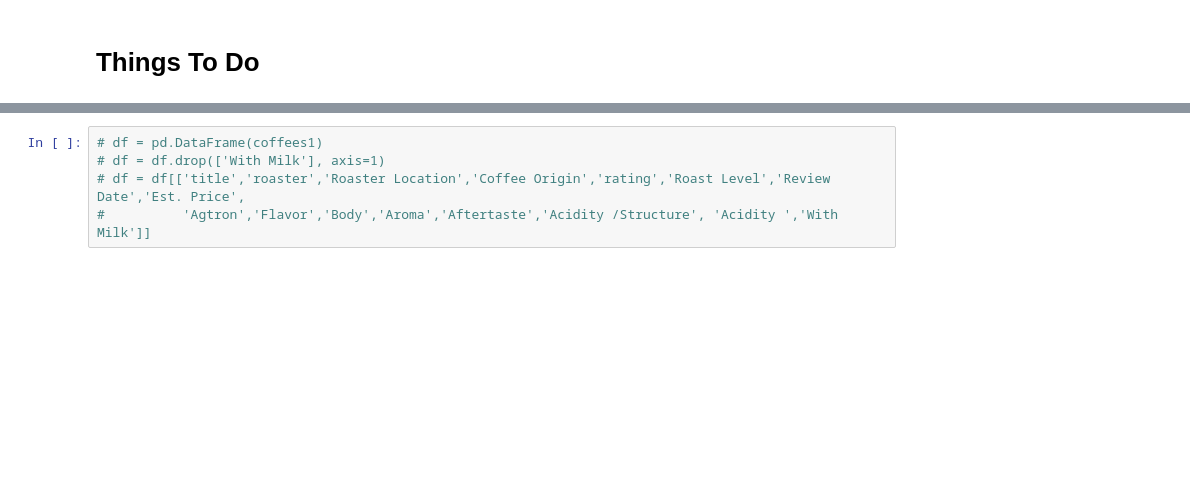
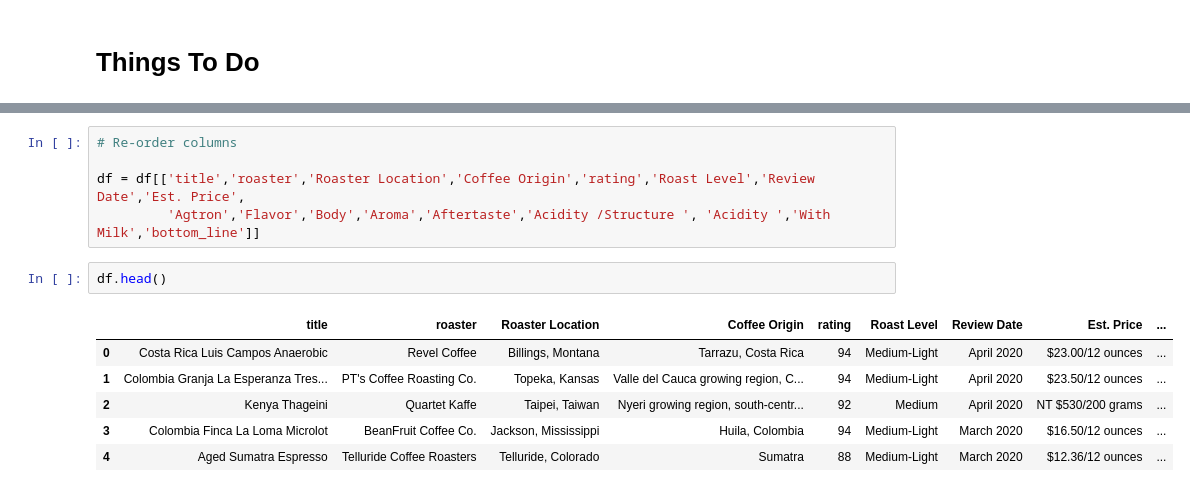
Before and after one commit to AnnikaNoren/dsc-capstone-project-v2-online-ds-pt-071519, a Jupyter notebook: capstone_project.ipynb, the cells around one changed output, grey strips where cells are left out. Drawn from its saved outputs; the diff is of its cells as text; blank space fills up the shorter version.

```diff
--- a/capstone_project.ipynb
+++ b/capstone_project.ipynb
@@ -73,5 +130,14 @@ df.head()
 # %%
-# df = pd.DataFrame(coffees1)
-# df = df.drop(['With Milk'], axis=1)
-# df = df[['title','roaster','Roaster Location','Coffee Origin','rating','Roast Level','Review Date','Est. Price',
-#          'Agtron','Flavor','Body','Aroma','Aftertaste','Acidity /Structure', 'Acidity ','With Milk']]
+# Re-order columns
+
+df = df[['title','roaster','Roaster Location','Coffee Origin','rating','Roast Level','Review Date','Est. Price',
+         'Agtron','Flavor','Body','Aroma','Aftertaste','Acidity /Structure ', 'Acidity ','With Milk','bottom_line']]
+# %%
+df.head()
+# %% [output]
+|  | title | roaster | Roaster Location | Coffee Origin | rating | Roast Level | Review Date | Est. Price | ... |
+| 0 | Costa Rica Luis Campos Anaerobic | Revel Coffee | Billings, Montana | Tarrazu, Costa Rica | 94 | Medium-Light | April 2020 | $23.00/12 ounces | ... |
+| 1 | Colombia Granja La Esperanza Tres... | PT's Coffee Roasting Co. | Topeka, Kansas | Valle del Cauca growing region, C... | 94 | Medium-Light | April 2020 | $23.50/12 ounces | ... |
+| 2 | Kenya Thageini | Quartet Kaffe | Taipei, Taiwan | Nyeri growing region, south-centr... | 92 | Medium | April 2020 | NT $530/200 grams | ... |
+| 3 | Colombia Finca La Loma Microlot | BeanFruit Coffee Co. | Jackson, Mississippi | Huila, Colombia | 94 | Medium-Light | March 2020 | $16.50/12 ounces | ... |
+| 4 | Aged Sumatra Espresso | Telluride Coffee Roasters | Telluride, Colorado | Sumatra | 88 | Medium-Light | March 2020 | $12.36/12 ounces | ... |
```
Also changed, not shown: parts of 43 cells of this notebook, 1 other file.
